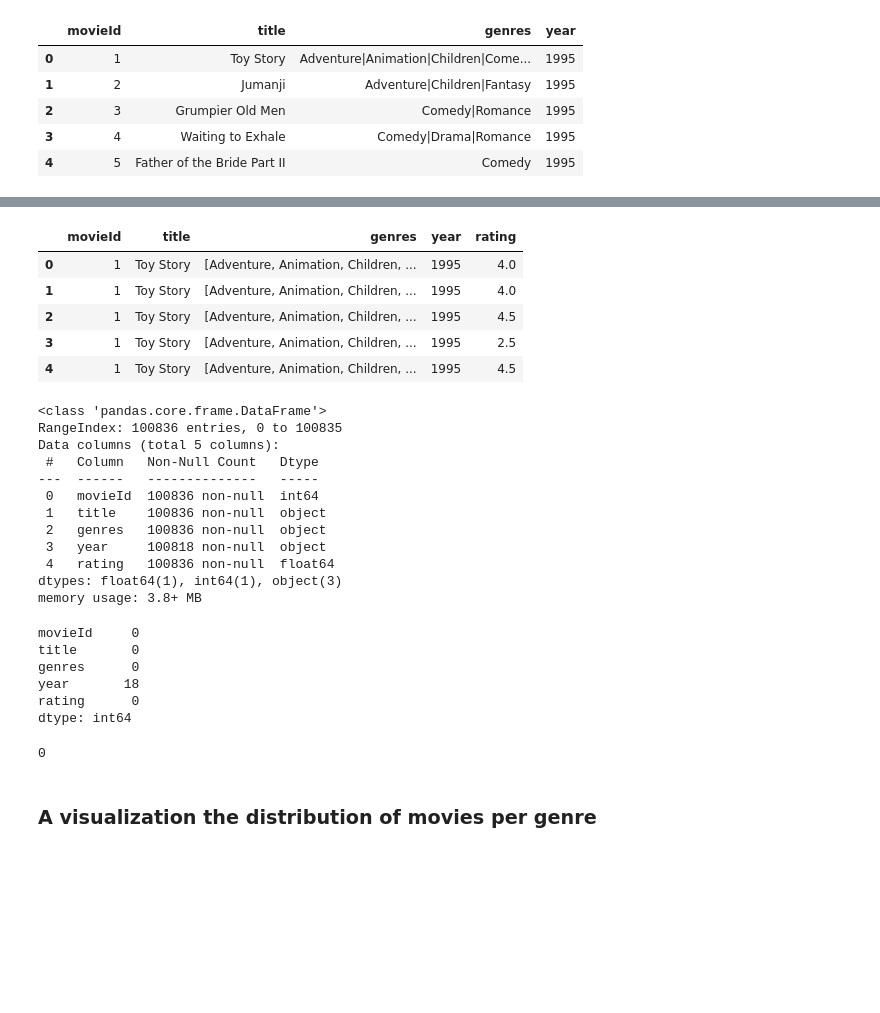
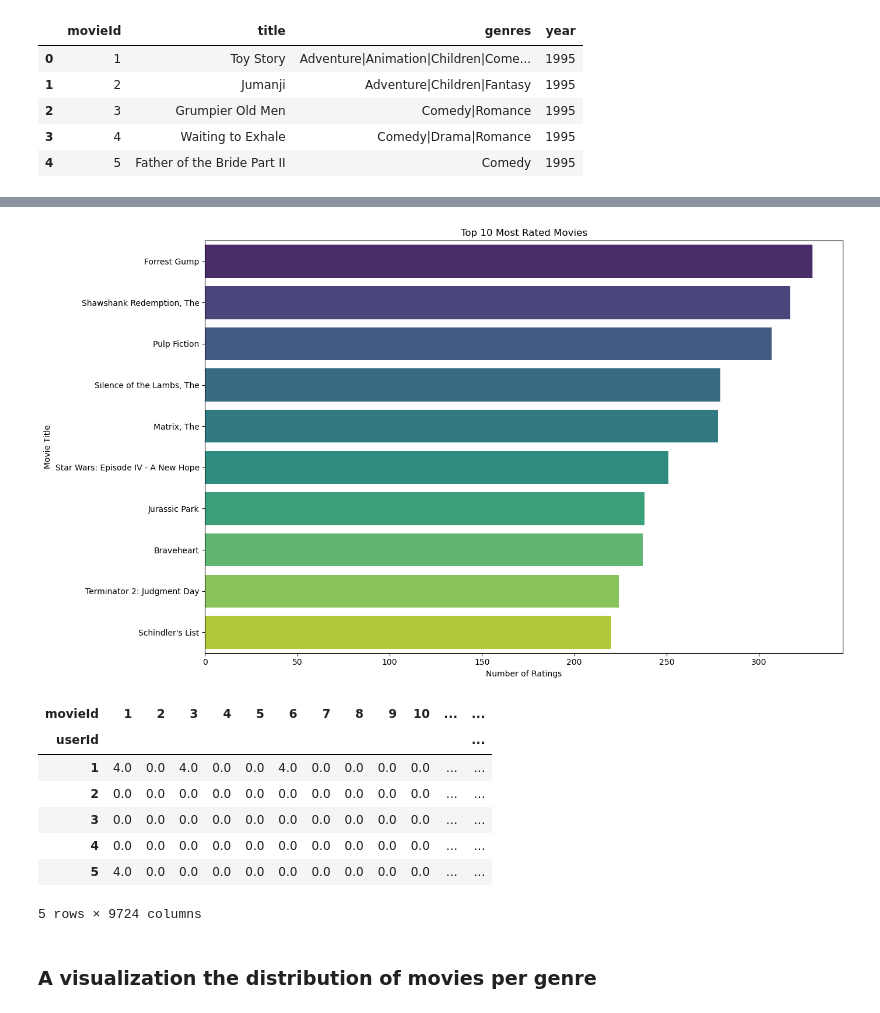
Before and after one commit to dantegaucho/Movie-recommendation-system, a Jupyter notebook: index.ipynb, the cells around one changed output, grey strips where cells are left out. Cells and saved outputs as stored; diff of their text form; code cells hidden in the pictures; blank space fills up the shorter version.

```diff
--- a/index.ipynb
+++ b/index.ipynb
@@ -108,38 +132,3 @@ ratings_df.head()
 # %%
 # remove the timestamp column from ratings_df
 ratings_df = ratings_df.drop(columns=['timestamp'])
-# %%
-# merge the two dataframes
-movie_ratings_df = pd.merge(movie_df, ratings_df, on='movieId', how='inner')
-movie_ratings_df.head()
-# %% [output]
-|  | movieId | title | genres | year | rating |
-| 0 | 1 | Toy Story | [Adventure, Animation, Children, ... | 1995 | 4.0 |
-| 1 | 1 | Toy Story | [Adventure, Animation, Children, ... | 1995 | 4.0 |
-| 2 | 1 | Toy Story | [Adventure, Animation, Children, ... | 1995 | 4.5 |
-| 3 | 1 | Toy Story | [Adventure, Animation, Children, ... | 1995 | 2.5 |
-| 4 | 1 | Toy Story | [Adventure, Animation, Children, ... | 1995 | 4.5 |
-# %%
-movie_ratings_df.info()
-# %% [output]
-<class 'pandas.core.frame.DataFrame'>
-RangeIndex: 100836 entries, 0 to 100835
-Data columns (total 5 columns):
- #   Column   Non-Null Count   Dtype
----  ------   --------------   -----
- 0   movieId  100836 non-null  int64
- 1   title    100836 non-null  object
- 2   genres   100836 non-null  object
- 3   year     100818 non-null  object
- 4   rating   100836 non-null  float64
-dtypes: float64(1), int64(1), object(3)
-memory usage: 3.8+ MB
-# %%
-movie_ratings_df.isnull().sum()
-# %% [output]
-movieId     0
-title       0
-genres      0
-year       18
-rating      0
-dtype: int64
@@ -152,7 +135,38 @@ movie_ratings_df['year'] = imputer.fit_transform(movie_ratings_df[['year']]).rav
-# %%
-movie_ratings_df.isnull().sum(). sum()
-# %% [output]
-0
+# %%
+def visualize_movie_popularity(ratings_df, movies_df, top_n=10):
+    """Visualize movie popularity by number of ratings"""
+    movie_popularity = ratings_df['movieId'].value_counts().head(top_n)
+    movie_titles = movies_df.set_index('movieId')['title']
+
+    popular_movies = pd.DataFrame({
+        'movieId': movie_popularity.index,
+        'count': movie_popularity.values,
+        'title': [movie_titles.get(id, f"Movie {id}") for id in movie_popularity.index]
+    })
+
+    plt.figure(figsize=(14, 8))
+    sns.barplot(x='count', y='title', data=popular_movies, palette='viridis')
+    plt.title(f'Top {top_n} Most Rated Movies')
+    plt.xlabel('Number of Ratings')
+    plt.ylabel('Movie Title')
+    plt.tight_layout()
+    plt.show()
+# %%
+visualize_movie_popularity(ratings_df, movie_df, top_n=10)
+# %% [output]
+[figure, added]
+# %%
+user_item_matrix = ratings_df.pivot_table(index='userId', columns='movieId', values='rating').fillna(0)
+user_item_matrix.head()
+# %% [output]
+| movieId | 1 | 2 | 3 | 4 | 5 | 6 | 7 | 8 | 9 | 10 | ... | ... |
+| userId |  |  |  |  |  |  |  |  |  |  |  | ... |
+| 1 | 4.0 | 0.0 | 4.0 | 0.0 | 0.0 | 4.0 | 0.0 | 0.0 | 0.0 | 0.0 | ... | ... |
+| 2 | 0.0 | 0.0 | 0.0 | 0.0 | 0.0 | 0.0 | 0.0 | 0.0 | 0.0 | 0.0 | ... | ... |
+| 3 | 0.0 | 0.0 | 0.0 | 0.0 | 0.0 | 0.0 | 0.0 | 0.0 | 0.0 | 0.0 | ... | ... |
+| 4 | 0.0 | 0.0 | 0.0 | 0.0 | 0.0 | 0.0 | 0.0 | 0.0 | 0.0 | 0.0 | ... | ... |
+| 5 | 4.0 | 0.0 | 0.0 | 0.0 | 0.0 | 0.0 | 0.0 | 0.0 | 0.0 | 0.0 | ... | ... |
+5 rows × 9724 columns
 # %% [markdown]
 ### A visualization the distribution of movies per genre
 # %%
```
Also changed, not shown: parts of 22 cells of this notebook.
